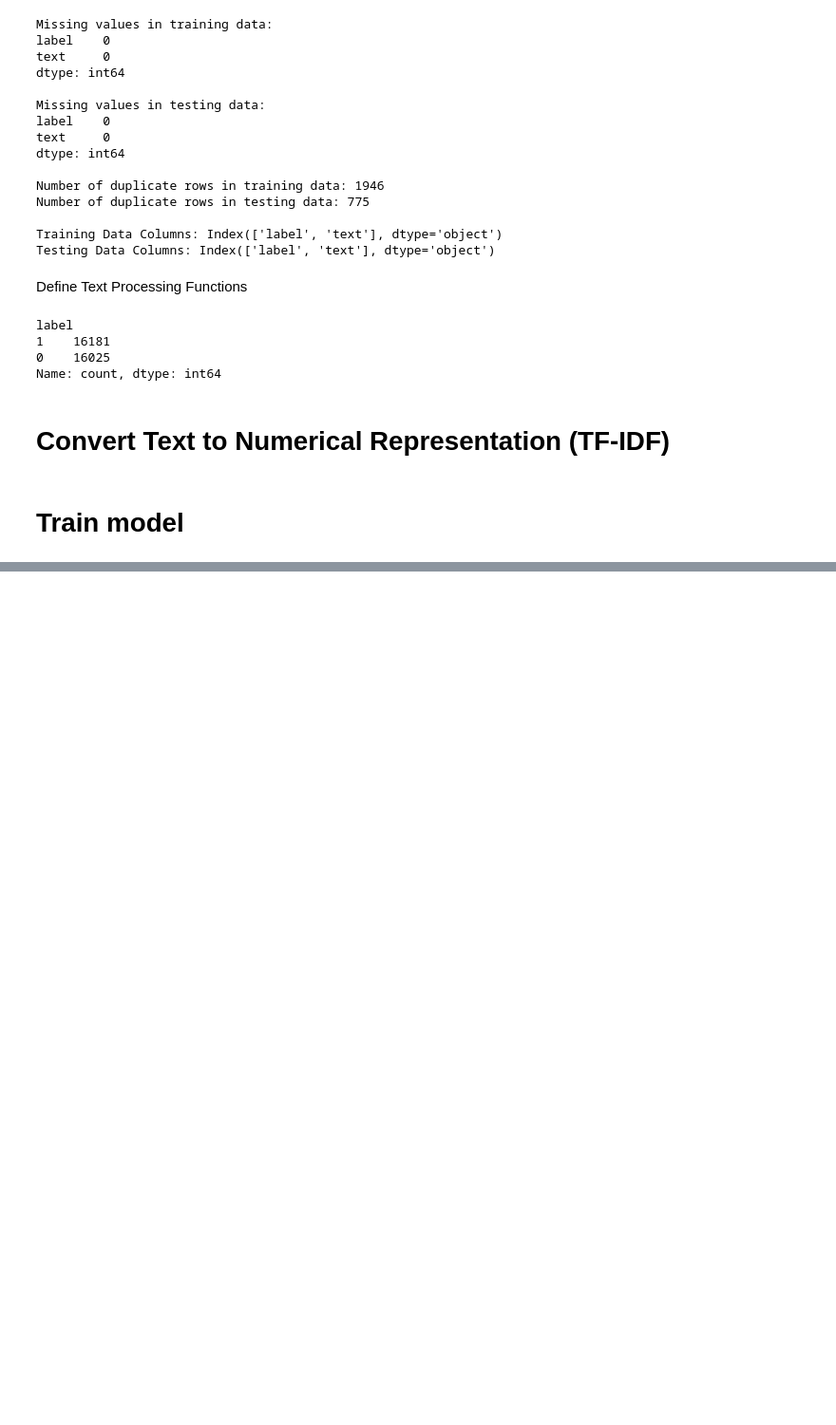
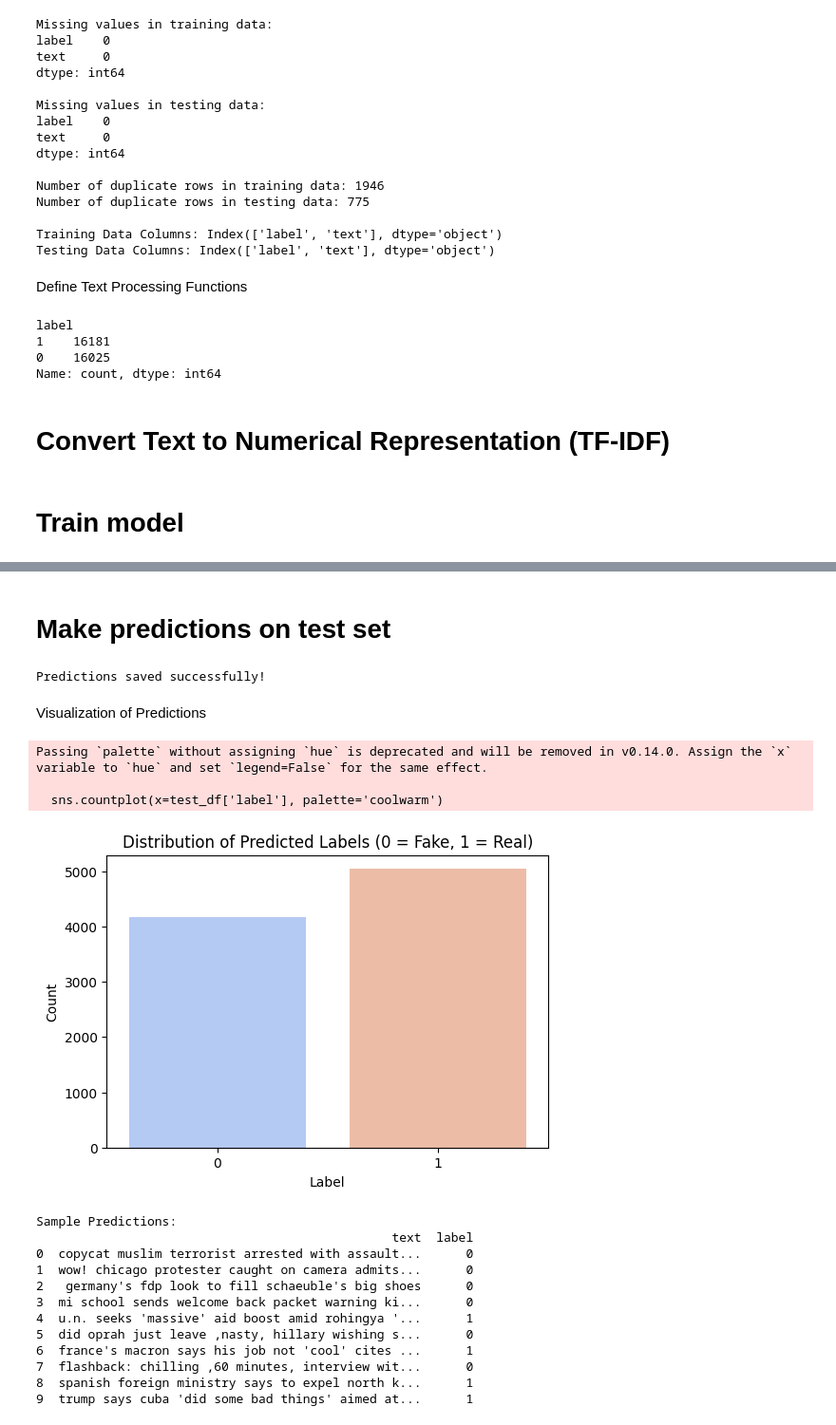
Before and after one commit to KJanzon/project-nlp-challenge, a Jupyter notebook: main.ipynb, the cells around one changed output, grey strips where cells are left out. Shown at 95% size. Drawn from its saved outputs; the diff is of its cells as text; code cells hidden in the pictures; blank space fills up the shorter version.

```diff
--- a/main.ipynb
+++ b/main.ipynb
@@ -183,3 +187,11 @@ y = train_df['label']
 X_train, X_val, y_train, y_val = train_test_split(X, y, test_size=0.2, random_state=42)
 # %% [markdown]
 # Train model
+# %%
+from sklearn.model_selection import train_test_split
+from sklearn.linear_model import LogisticRegression
+from sklearn.metrics import accuracy_score, classification_report
+
+#Train Logistic Regression Model
+model = LogisticRegression()
+model.fit(X_train, y_train)
@@ -185,0 +216,45 @@ X_train, X_val, y_train, y_val = train_test_split(X, y, test_size=0.2, random_st
+# %% [markdown]
+# Make predictions on test set
+# %%
+test_X = tfidf_vectorizer.transform(test_df['cleaned_text'])
+test_df['label'] = model.predict(test_X)
+
+# Step 11: Save Predictions
+test_df.to_csv("/content/testing_data_predicted.csv", index=False)
+
+print("Predictions saved successfully!")
+# %% [output]
+Predictions saved successfully!
+# %% [markdown]
+Visualization of Predictions
+# %%
+
+
+# Bar Chart of Label Distribution
+plt.figure(figsize=(6,4))
+sns.countplot(x=test_df['label'], palette='coolwarm')
+plt.title("Distribution of Predicted Labels (0 = Fake, 1 = Real)")
+plt.xlabel("Label")
+plt.ylabel("Count")
+plt.show()
+
+# Display Sample Predictions
+print("Sample Predictions:")
+print(test_df[['text', 'label']].head(10))
+# %% [output]
+Passing `palette` without assigning `hue` is deprecated and will be removed in v0.14.0. Assign the `x` variable to `hue` and set `legend=False` for the same effect.
+
+  sns.countplot(x=test_df['label'], palette='coolwarm')
+[figure, added]
+Sample Predictions:
+                                                text  label
+0  copycat muslim terrorist arrested with assault...      0
+1  wow! chicago protester caught on camera admits...      0
+2   germany's fdp look to fill schaeuble's big shoes      0
+3  mi school sends welcome back packet warning ki...      0
+4  u.n. seeks 'massive' aid boost amid rohingya '...      1
+5  did oprah just leave ‚nasty‚ hillary wishing s...      0
+6  france's macron says his job not 'cool' cites ...      1
+7  flashback: chilling ‚60 minutes‚ interview wit...      0
+8  spanish foreign ministry says to expel north k...      1
+9  trump says cuba 'did some bad things' aimed at...      1
```
Also changed, not shown: parts of 4 cells of this notebook.
